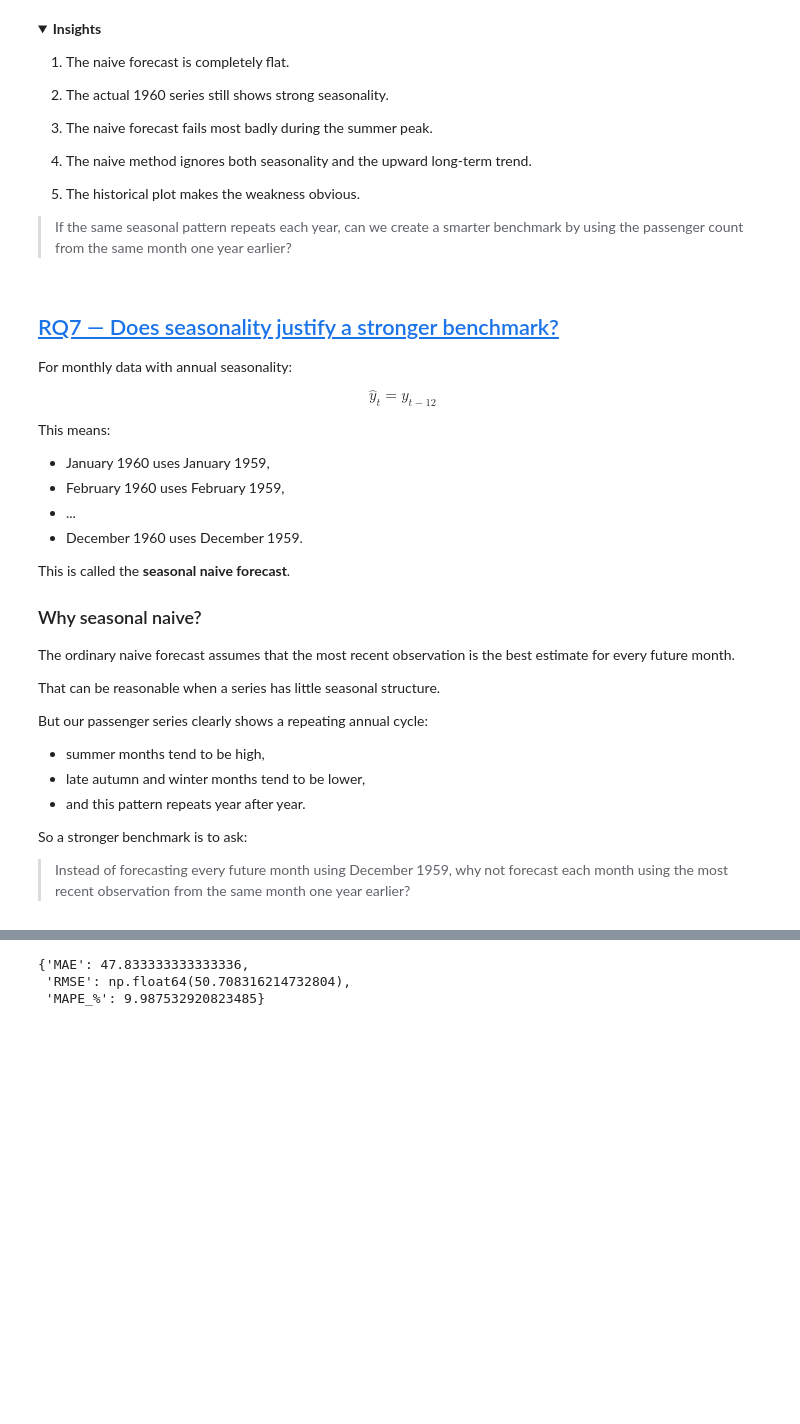
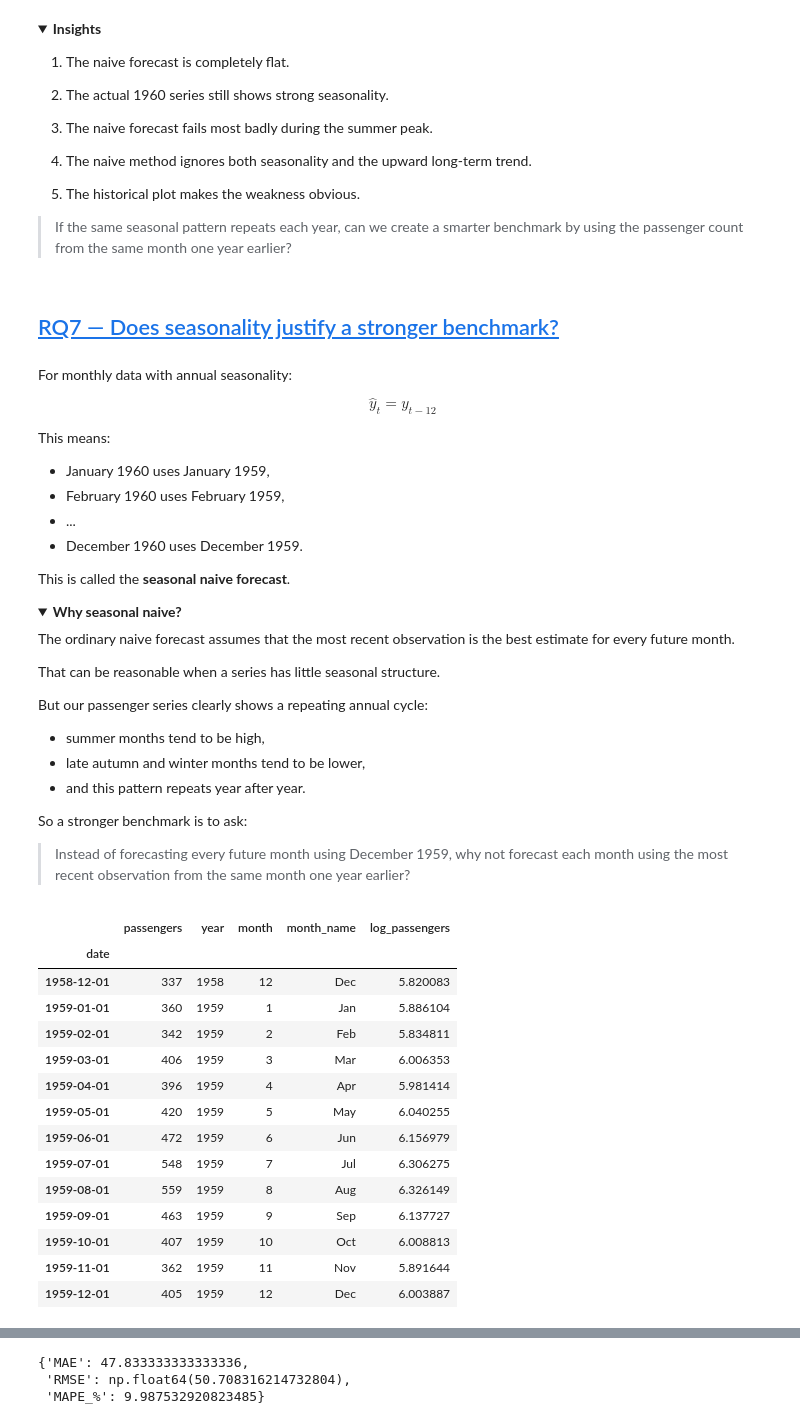
Before and after one commit to tec03/continuous_learning, a Jupyter notebook: Time_series_analysis.ipynb, the cells around one changed output, grey strips where cells are left out. Drawn from its saved outputs; the diff is of its cells as text; code cells hidden in the pictures; folded sections open; blank space fills up the shorter version.

```diff
--- a/Time_series_analysis.ipynb
+++ b/Time_series_analysis.ipynb
@@ -1192,8 +1314,10 @@ plt.show()
 
 
 > If the same seasonal pattern repeats each year, can we create a smarter benchmark by using the passenger count from the same month one year earlier?
+# %% [markdown]
+## [RQ7 — Does seasonality justify a stronger benchmark?](#scrollTo=8012e65e)
 # %% [markdown]
-## [RQ7 — Does seasonality justify a stronger benchmark?](#scrollTo=8012e65e)
+
 
 For monthly data with annual seasonality:
 
@@ -1210,7 +1334,7 @@ This means:
 
 This is called the **seasonal naive forecast**.
 
-### Why seasonal naive?
+<details><summary><strong>Why seasonal naive? </strong></summary>
 
 The ordinary naive forecast assumes that the most recent observation is the best estimate for every future month.
 
@@ -1225,5 +1349,24 @@ But our passenger series clearly shows a repeating annual cycle:
 So a stronger benchmark is to ask:
 
 > Instead of forecasting every future month using December 1959, why not forecast each month using the most recent observation from the same month one year earlier?
+</details>
+# %%
+train.tail(13)
+# %% [output]
+|  | passengers | year | month | month_name | log_passengers |
+| date |  |  |  |  |  |
+| 1958-12-01 | 337 | 1958 | 12 | Dec | 5.820083 |
+| 1959-01-01 | 360 | 1959 | 1 | Jan | 5.886104 |
+| 1959-02-01 | 342 | 1959 | 2 | Feb | 5.834811 |
+| 1959-03-01 | 406 | 1959 | 3 | Mar | 6.006353 |
+| 1959-04-01 | 396 | 1959 | 4 | Apr | 5.981414 |
+| 1959-05-01 | 420 | 1959 | 5 | May | 6.040255 |
+| 1959-06-01 | 472 | 1959 | 6 | Jun | 6.156979 |
+| 1959-07-01 | 548 | 1959 | 7 | Jul | 6.306275 |
+| 1959-08-01 | 559 | 1959 | 8 | Aug | 6.326149 |
+| 1959-09-01 | 463 | 1959 | 9 | Sep | 6.137727 |
+| 1959-10-01 | 407 | 1959 | 10 | Oct | 6.008813 |
+| 1959-11-01 | 362 | 1959 | 11 | Nov | 5.891644 |
+| 1959-12-01 | 405 | 1959 | 12 | Dec | 6.003887 |
 # %%
 seasonal_naive_pred = train["passengers"].iloc[-12:].to_numpy()
```
Also changed, not shown: parts of 98 cells of this notebook.
